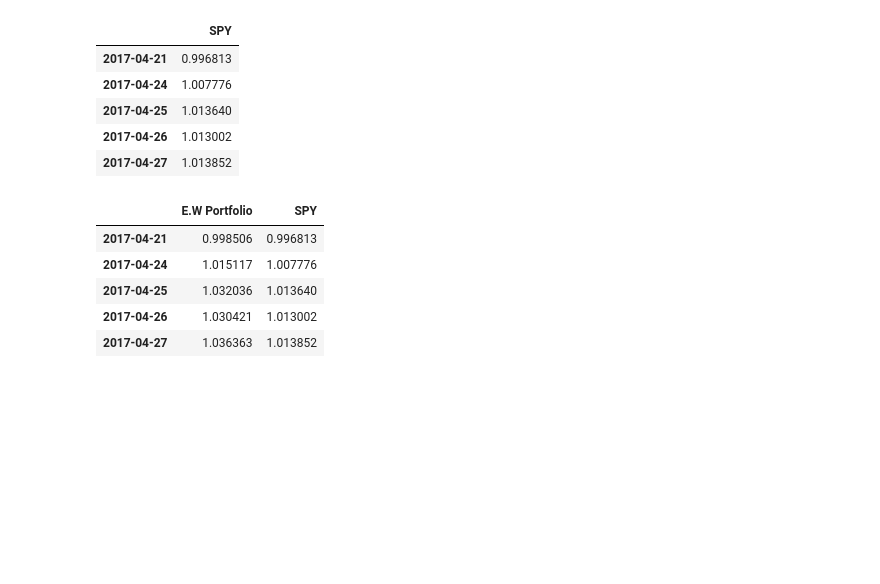
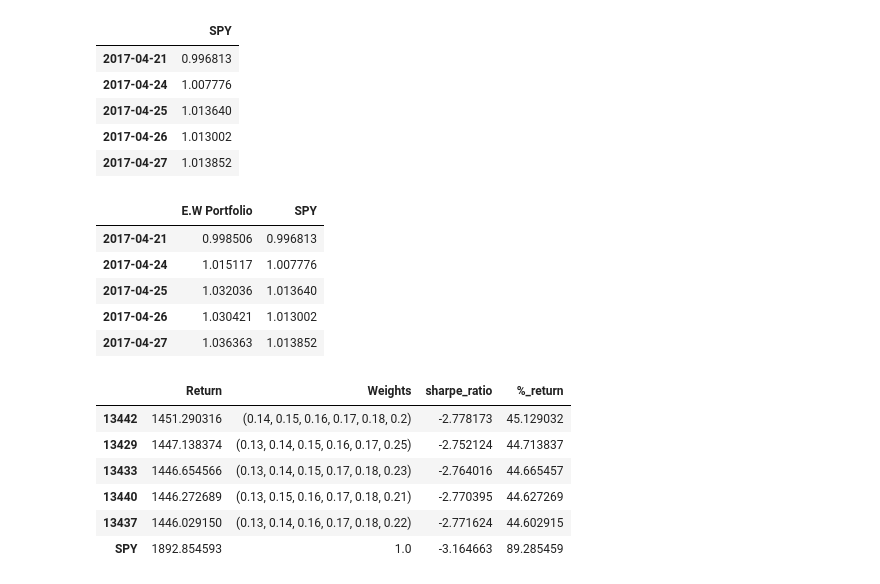
Before and after one commit to Nithy29/Responsible_Investor, a Jupyter notebook: Notebook Files/Analysis.ipynb, the cells around one changed output. Saved outputs shown, nothing was run; the diff lists cells and outputs as text; code cells hidden in the pictures; blank space fills up the shorter version.

```diff
--- a/Notebook Files/Analysis.ipynb
+++ b/Notebook Files/Analysis.ipynb
@@ -347,0 +360,18 @@ comparison.head()               #Show the caculated comparion df
+# %%
+##-----------------------------------------------------------------------------------------------------
+## This is to calculate top_returns based on random weighted numbers
+## Hence, this will take about ~15min to run,  To run this routine, uncomment and execute the cell
+##-----------------------------------------------------------------------------------------------------
+
+combination_weight = combination_weights(MC_data, initial_investment)
+# %%
+top_5_returns = combination_weight
+top_5_returns
+# %% [output]
+|  | Return | Weights | sharpe_ratio | %_return |
+| 13442 | 1451.290316 | (0.14, 0.15, 0.16, 0.17, 0.18, 0.2) | -2.778173 | 45.129032 |
+| 13429 | 1447.138374 | (0.13, 0.14, 0.15, 0.16, 0.17, 0.25) | -2.752124 | 44.713837 |
+| 13433 | 1446.654566 | (0.13, 0.14, 0.15, 0.17, 0.18, 0.23) | -2.764016 | 44.665457 |
+| 13440 | 1446.272689 | (0.13, 0.15, 0.16, 0.17, 0.18, 0.21) | -2.770395 | 44.627269 |
+| 13437 | 1446.029150 | (0.13, 0.14, 0.16, 0.17, 0.18, 0.22) | -2.771624 | 44.602915 |
+| SPY | 1892.854593 | 1.0 | -3.164663 | 89.285459 |
```
Also changed, not shown: parts of 16 cells of this notebook, 3 other files.
